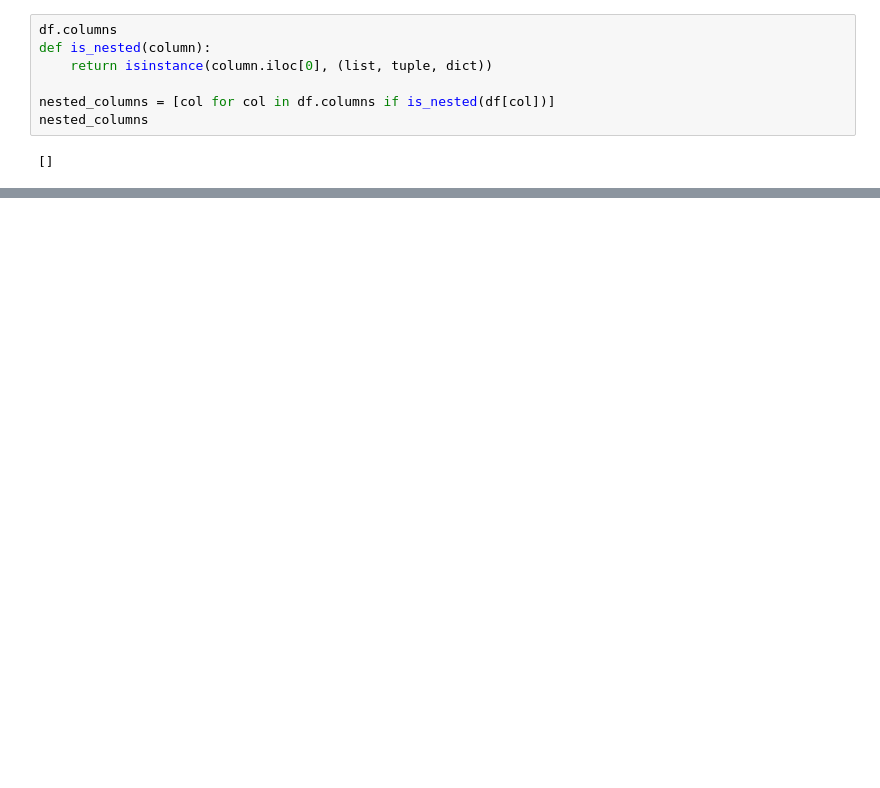
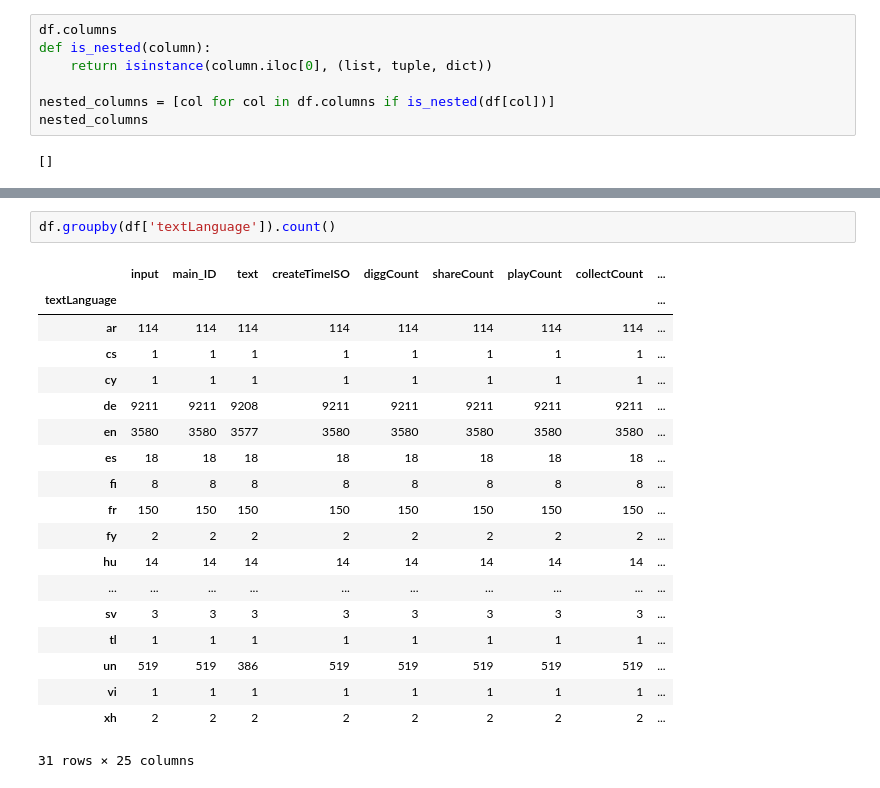
Before and after one commit to Hannah1171/skincare_analysis, a Jupyter notebook: data_exploration/profile_posts_analysis.ipynb, the cells around one changed output, grey strips where cells are left out. Cells and saved outputs as stored; diff of their text form; blank space fills up the shorter version.

```diff
--- a/data_exploration/profile_posts_analysis.ipynb
+++ b/data_exploration/profile_posts_analysis.ipynb
@@ -49,0 +57,22 @@ KeyError: 4491398784
+# %%
+df.groupby(df['textLanguage']).count()
+# %% [output]
+|  | input | main_ID | text | createTimeISO | diggCount | shareCount | playCount | collectCount | ... |
+| textLanguage |  |  |  |  |  |  |  |  | ... |
+| ar | 114 | 114 | 114 | 114 | 114 | 114 | 114 | 114 | ... |
+| cs | 1 | 1 | 1 | 1 | 1 | 1 | 1 | 1 | ... |
+| cy | 1 | 1 | 1 | 1 | 1 | 1 | 1 | 1 | ... |
+| de | 9211 | 9211 | 9208 | 9211 | 9211 | 9211 | 9211 | 9211 | ... |
+| en | 3580 | 3580 | 3577 | 3580 | 3580 | 3580 | 3580 | 3580 | ... |
+| es | 18 | 18 | 18 | 18 | 18 | 18 | 18 | 18 | ... |
+| fi | 8 | 8 | 8 | 8 | 8 | 8 | 8 | 8 | ... |
+| fr | 150 | 150 | 150 | 150 | 150 | 150 | 150 | 150 | ... |
+| fy | 2 | 2 | 2 | 2 | 2 | 2 | 2 | 2 | ... |
+| hu | 14 | 14 | 14 | 14 | 14 | 14 | 14 | 14 | ... |
+| ... | ... | ... | ... | ... | ... | ... | ... | ... | ... |
+| sv | 3 | 3 | 3 | 3 | 3 | 3 | 3 | 3 | ... |
+| tl | 1 | 1 | 1 | 1 | 1 | 1 | 1 | 1 | ... |
+| un | 519 | 519 | 386 | 519 | 519 | 519 | 519 | 519 | ... |
+| vi | 1 | 1 | 1 | 1 | 1 | 1 | 1 | 1 | ... |
+| xh | 2 | 2 | 2 | 2 | 2 | 2 | 2 | 2 | ... |
+31 rows × 25 columns
```
Also changed, not shown: parts of 29 cells of this notebook.
